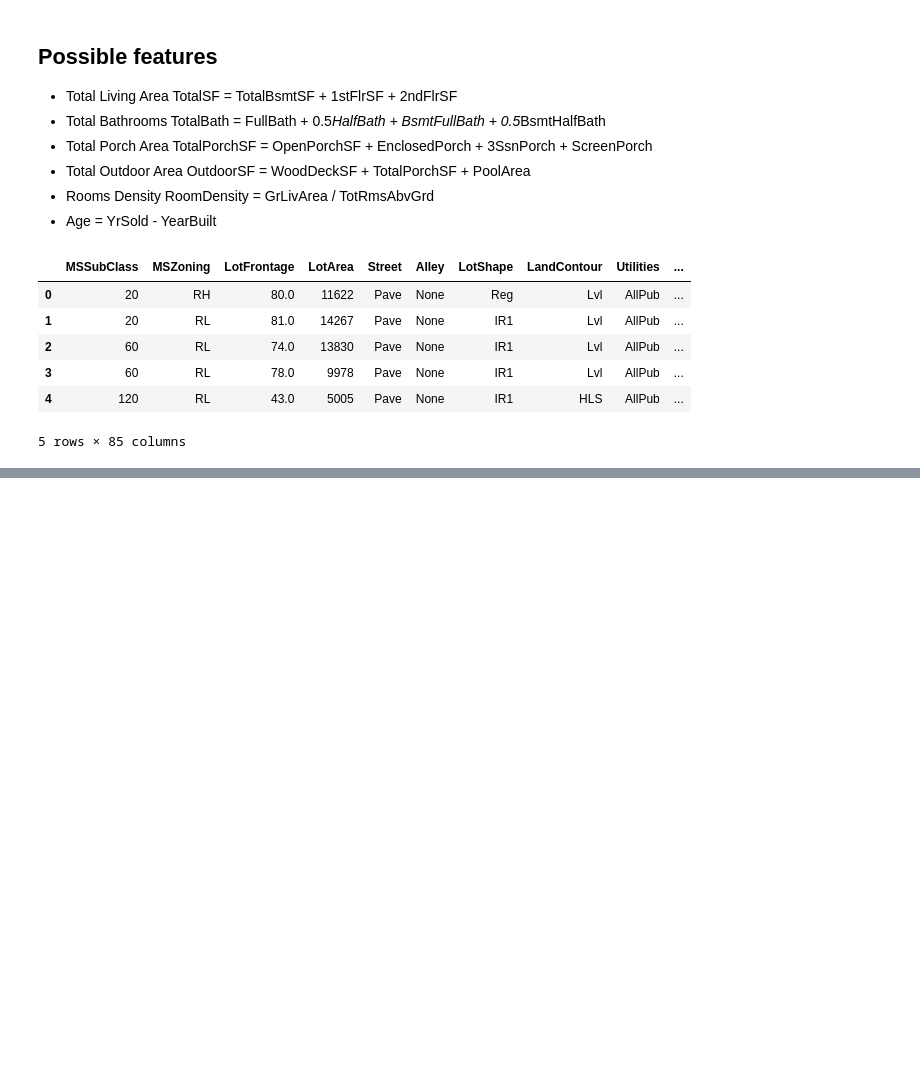
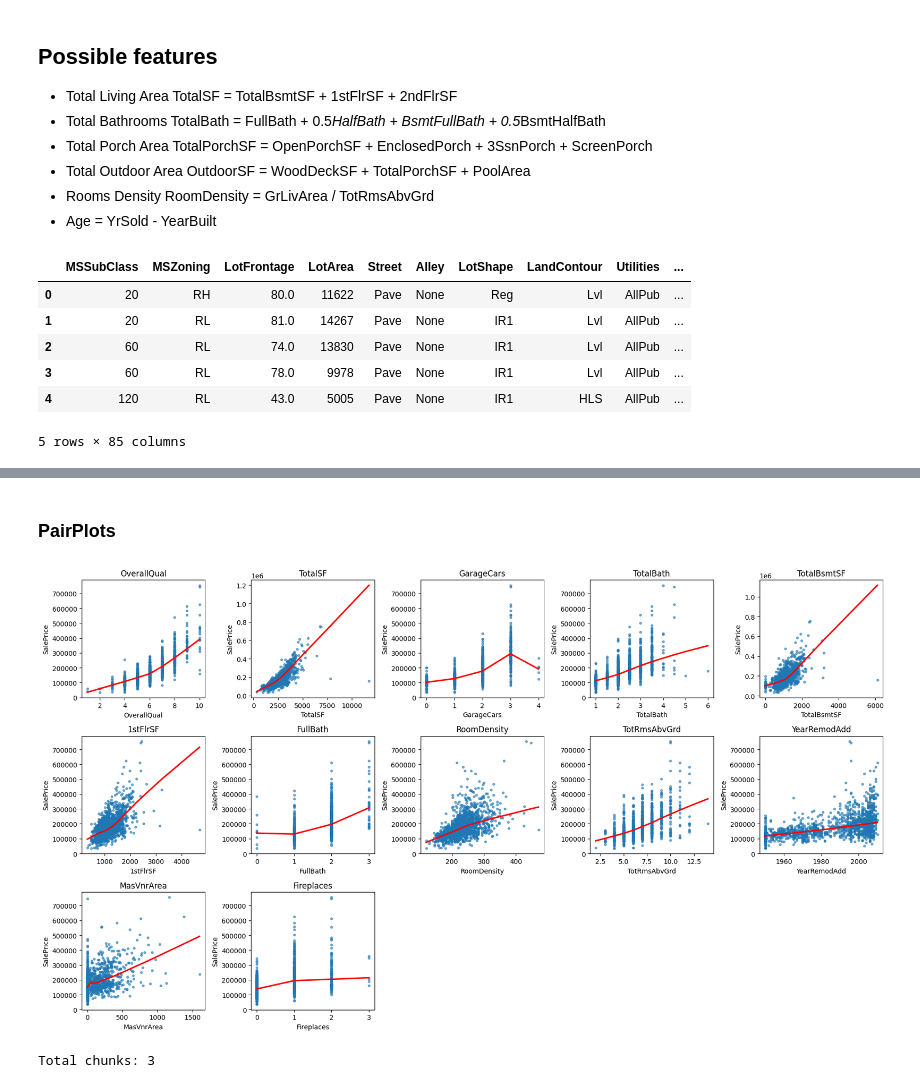
Before and after one commit to AsserMahmoud-DS/realestatecons, a Jupyter notebook: notebooks/eda_features.ipynb, the cells around one changed output, grey strips where cells are left out. Drawn from its saved outputs; the diff is of its cells as text; code cells hidden in the pictures; blank space fills up the shorter version.

```diff
--- a/notebooks/eda_features.ipynb
+++ b/notebooks/eda_features.ipynb
@@ -62,0 +187,13 @@ test_df_features.head()
+# %%
+drop_map = {}
+for feature in highly_corr_to_drop:
+    related = high_corr_pairs[
+        (high_corr_pairs["FeatureA"] == feature)
+        | (high_corr_pairs["FeatureB"] == feature)
+    ]
+    drop_map[feature] = related[["FeatureA", "FeatureB", "AbsCorr"]]
+
+print("Dropped feature mapping to correlated pairs:")
+for feature, pairs in drop_map.items():
+    print(f"\n{feature}:")
+    print(pairs)
@@ -62,0 +214,7 @@ test_df_features.head()
+# %%
+target_corr_sorted = target_corr.sort_values(ascending=False)
+print("Top features correlated with SalePrice:")
+print(target_corr_sorted.head(30))
+
+top_features = target_corr_sorted.head(15).index.tolist()
+print("\nTop 15 features:", top_features)
@@ -62,0 +239,49 @@ test_df_features.head()
+# %% [markdown]
+### PairPlots
+# %%
+def plot_feature_grid(df, features, target="SalePrice", nrows=3, ncols=5):
+    fig, axes = plt.subplots(nrows, ncols, figsize=(18, 10))
+    axes = axes.ravel()
+
+    for idx, feature in enumerate(features):
+        sns.regplot(
+            data=df,
+            x=feature,
+            y=target,
+            lowess=True,
+            scatter_kws={"alpha": 0.6, "s": 10},
+            line_kws={"color": "red"},
+            ax=axes[idx],
+        )
+        axes[idx].set_title(feature)
+
+    for idx in range(len(features), len(axes)):
+        axes[idx].axis("off")
+
+    plt.tight_layout()
+    plt.show()
+
+plot_feature_grid(train_df_features, [f for f in top_features if f not in highly_corr_to_drop])
+# %% [output]
+[figure, added]
+# %%
+numeric_df = train_df_features.select_dtypes(include=[np.number])
+numeric_feature_names = [
+    col for col in numeric_df.columns if col != "SalePrice"
+]
+feature_chunks = [
+    numeric_feature_names[i : i + 15]
+    for i in range(0, len(numeric_feature_names), 15)
+]
+
+def plot_feature_chunk(chunk_idx: int) -> None:
+    if chunk_idx < 0 or chunk_idx >= len(feature_chunks):
+        print("Chunk index out of range.")
+        return
+    chunk = feature_chunks[chunk_idx]
+    print(f"Plotting chunk {chunk_idx + 1}/{len(feature_chunks)}: {chunk}")
+    plot_feature_grid(train_df_features, chunk)
+
+print(f"Total chunks: {len(feature_chunks)}")
+# %% [output]
+Total chunks: 3
```
Also changed, not shown: parts of 17 cells of this notebook.
